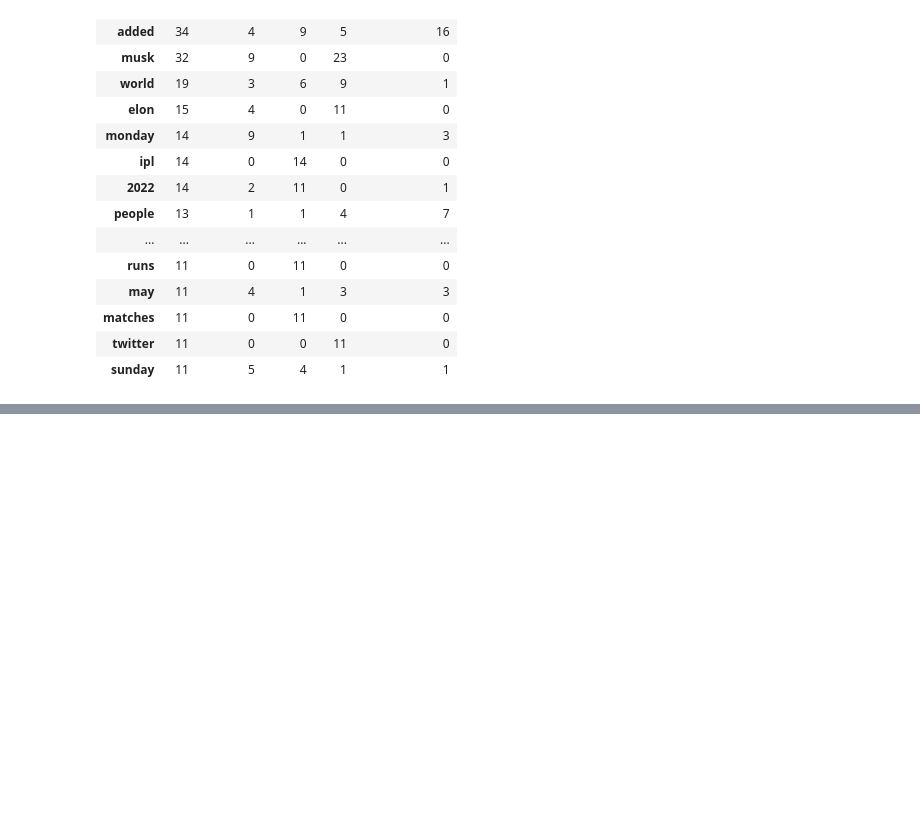
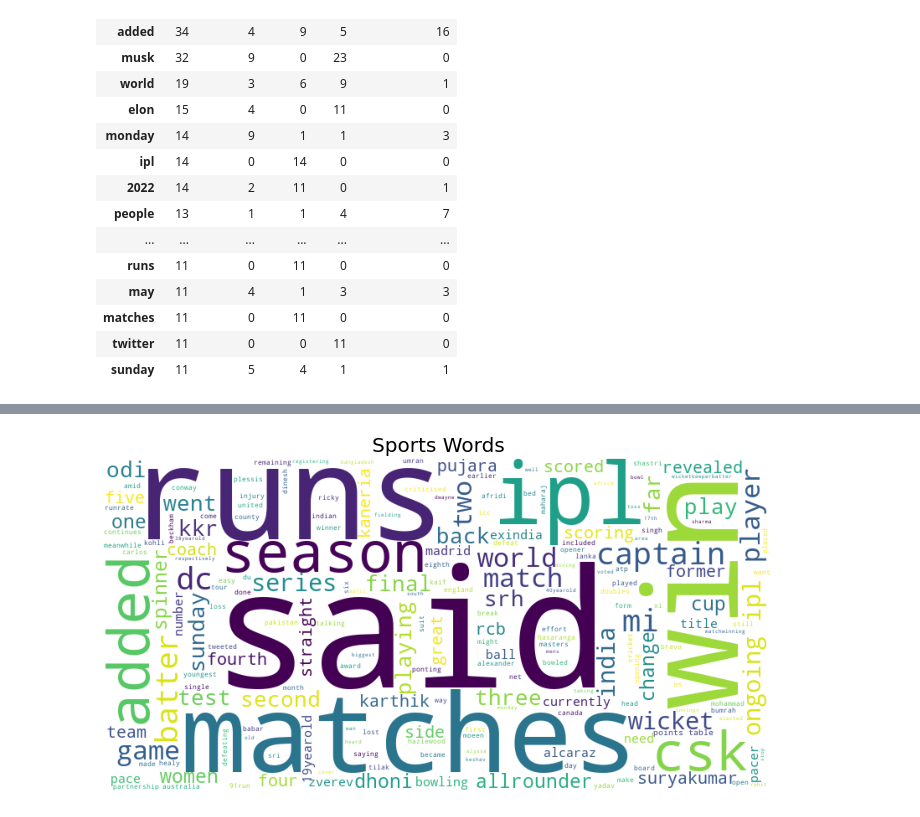
Before and after one commit to bensmith07/nlp-exercises, a Jupyter notebook: explore_notebook.ipynb, the cells around one changed output, grey strips where cells are left out. Saved outputs shown, nothing was run; the diff lists cells and outputs as text; code cells hidden in the pictures; blank space fills up the shorter version.

```diff
--- a/explore_notebook.ipynb
+++ b/explore_notebook.ipynb
@@ -329,0 +355,10 @@ word_counts[word_counts.all == word_counts[category]]
+# %%
+# sports words
+img = WordCloud(background_color='white', width=800, height=400).generate(sports_words)
+plt.figure(figsize=(12,8))
+plt.title('Sports Words', fontsize=20)
+plt.imshow(img)
+plt.axis('off')
+plt.show()
+# %% [output]
+[figure, added]
```
Also changed, not shown: parts of 11 cells of this notebook.
